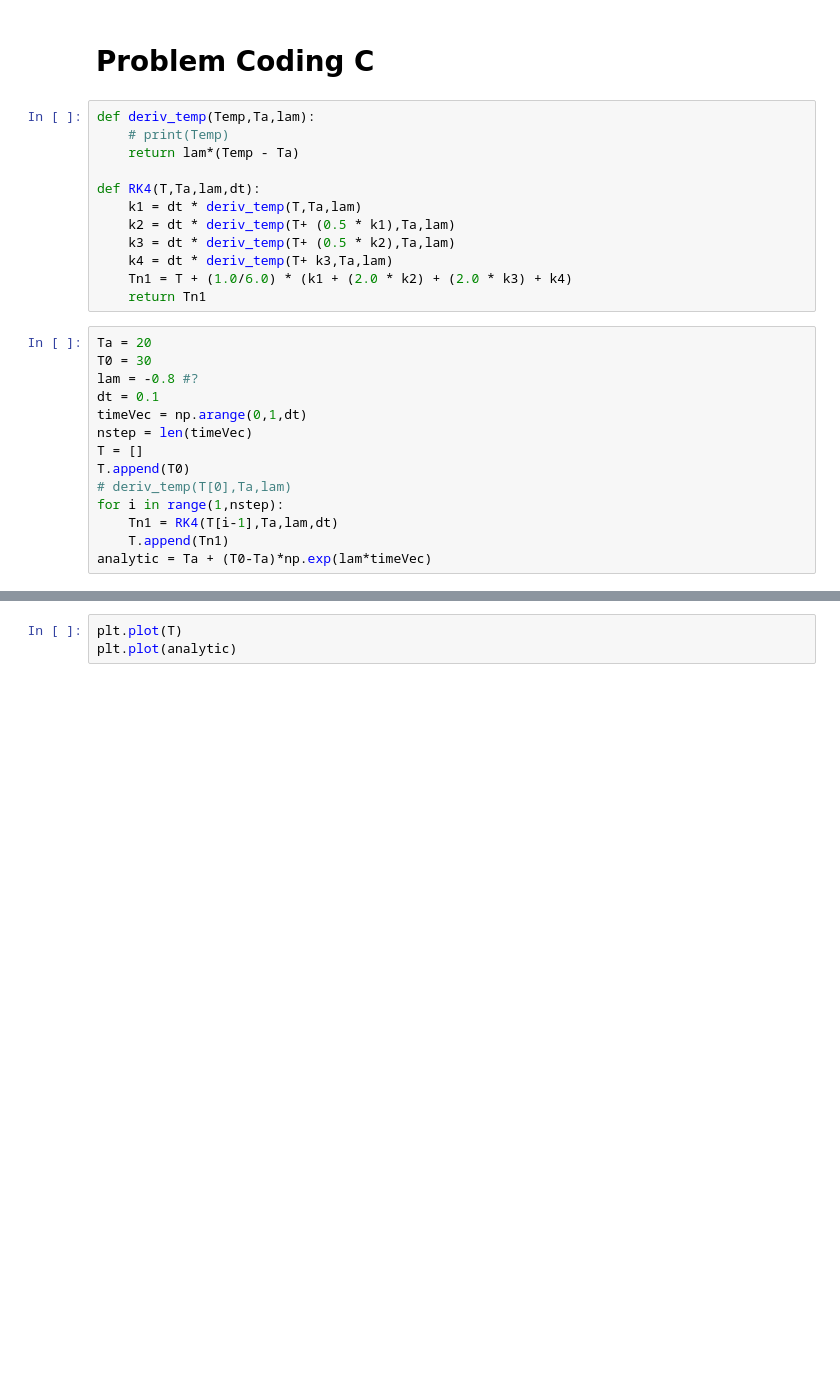
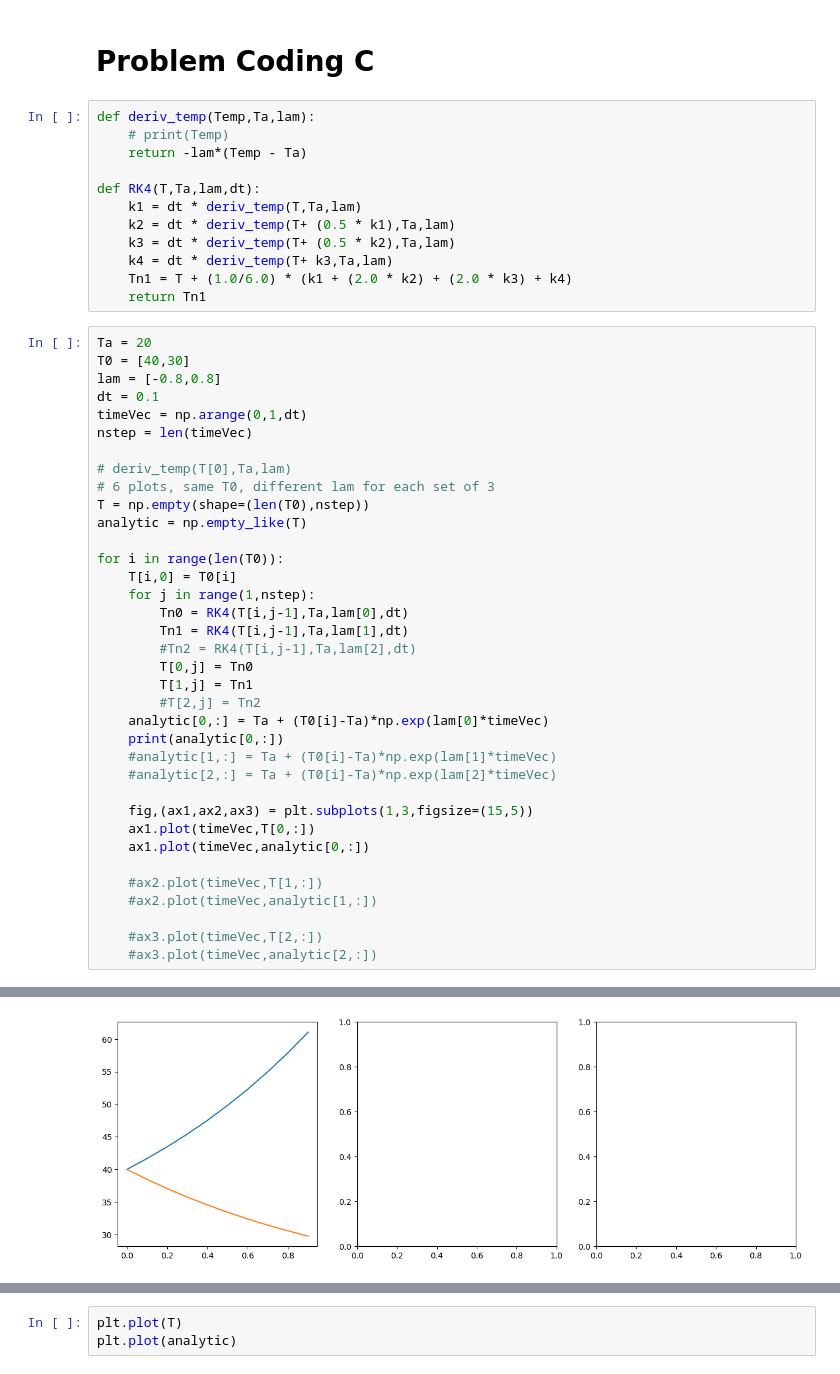
Before and after one commit to nicduboc/numeric_2024, a Jupyter notebook: numlabs/lab4/duboc_assig4.ipynb, the cells around one changed output, grey strips where cells are left out. Cells and saved outputs as stored; diff of their text form; blank space fills up the shorter version.

```diff
--- a/numlabs/lab4/duboc_assig4.ipynb
+++ b/numlabs/lab4/duboc_assig4.ipynb
@@ -111,7 +134,7 @@ plt.plot(diff)
 # %%
 def deriv_temp(Temp,Ta,lam):
     # print(Temp)
-    return lam*(Temp - Ta)
+    return -lam*(Temp - Ta)
 
 def RK4(T,Ta,lam,dt):
     k1 = dt * deriv_temp(T,Ta,lam)
@@ -122,15 +145,38 @@ def RK4(T,Ta,lam,dt):
     return Tn1
 # %%
 Ta = 20
-T0 = 30
-lam = -0.8 #?
+T0 = [40,30]
+lam = [-0.8,0.8]
 dt = 0.1
 timeVec = np.arange(0,1,dt)
 nstep = len(timeVec)
-T = []
-T.append(T0)
+
 # deriv_temp(T[0],Ta,lam)
-for i in range(1,nstep):
-    Tn1 = RK4(T[i-1],Ta,lam,dt)
-    T.append(Tn1)
-analytic = Ta + (T0-Ta)*np.exp(lam*timeVec)
+# 6 plots, same T0, different lam for each set of 3
+T = np.empty(shape=(len(T0),nstep))
+analytic = np.empty_like(T)
+
+for i in range(len(T0)):
+    T[i,0] = T0[i]
+    for j in range(1,nstep):
+        Tn0 = RK4(T[i,j-1],Ta,lam[0],dt)
+        Tn1 = RK4(T[i,j-1],Ta,lam[1],dt)
+        #Tn2 = RK4(T[i,j-1],Ta,lam[2],dt)
+        T[0,j] = Tn0
+        T[1,j] = Tn1
+        #T[2,j] = Tn2
+    analytic[0,:] = Ta + (T0[i]-Ta)*np.exp(lam[0]*timeVec)
+    print(analytic[0,:])
+    #analytic[1,:] = Ta + (T0[i]-Ta)*np.exp(lam[1]*timeVec)
+    #analytic[2,:] = Ta + (T0[i]-Ta)*np.exp(lam[2]*timeVec)
+
+    fig,(ax1,ax2,ax3) = plt.subplots(1,3,figsize=(15,5))
+    ax1.plot(timeVec,T[0,:])
+    ax1.plot(timeVec,analytic[0,:])
+
+    #ax2.plot(timeVec,T[1,:])
+    #ax2.plot(timeVec,analytic[1,:])
+
+    #ax3.plot(timeVec,T[2,:])
+    #ax3.plot(timeVec,analytic[2,:])
+# %% [output]
@@ -136,0 +187 @@ analytic = Ta + (T0-Ta)*np.exp(lam*timeVec)
+[figure, added]
```
Also changed, not shown: parts of 13 cells of this notebook, 1 other file.
